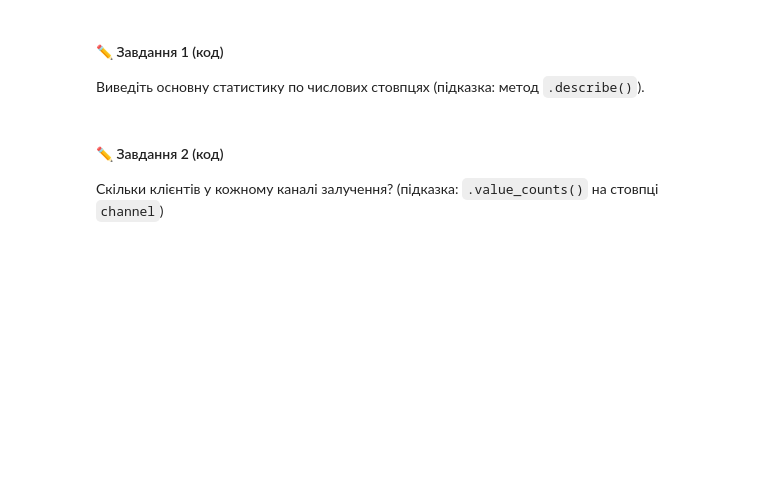
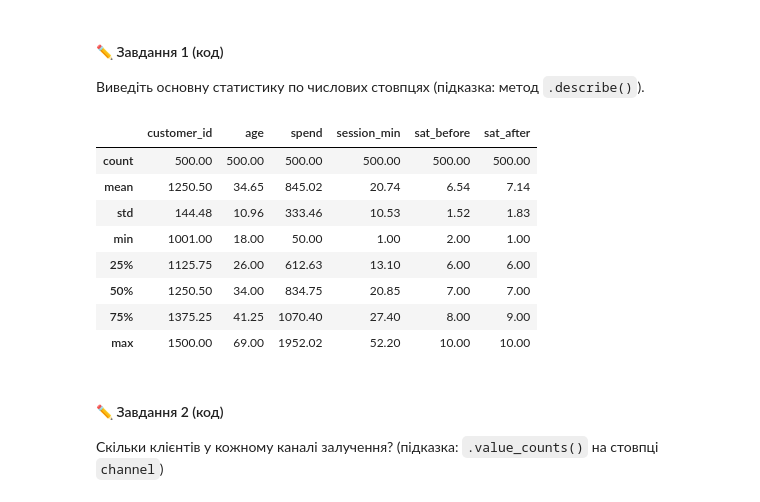
Before and after one commit to AllaYermilko/DTA-2026, a Jupyter notebook: Stat/practice_stat_tests.ipynb, the cells around one changed output. Drawn from its saved outputs; the diff is of its cells as text; code cells hidden in the pictures; blank space fills up the shorter version.

```diff
--- a/Stat/practice_stat_tests.ipynb
+++ b/Stat/practice_stat_tests.ipynb
@@ -67,6 +76,17 @@ df.head()
 Виведіть основну статистику по числових стовпцях (підказка: метод `.describe()`).
 # %%
 # Завдання 1:
+df.describe().round(2)
+# %% [output]
+|  | customer_id | age | spend | session_min | sat_before | sat_after |
+| count | 500.00 | 500.00 | 500.00 | 500.00 | 500.00 | 500.00 |
+| mean | 1250.50 | 34.65 | 845.02 | 20.74 | 6.54 | 7.14 |
+| std | 144.48 | 10.96 | 333.46 | 10.53 | 1.52 | 1.83 |
+| min | 1001.00 | 18.00 | 50.00 | 1.00 | 2.00 | 1.00 |
+| 25% | 1125.75 | 26.00 | 612.63 | 13.10 | 6.00 | 6.00 |
+| 50% | 1250.50 | 34.00 | 834.75 | 20.85 | 7.00 | 7.00 |
+| 75% | 1375.25 | 41.25 | 1070.40 | 27.40 | 8.00 | 9.00 |
+| max | 1500.00 | 69.00 | 1952.02 | 52.20 | 10.00 | 10.00 |
 # %% [markdown]
 #### ✏️ Завдання 2 (код)
 
```
Also changed, not shown: parts of 44 cells of this notebook.
